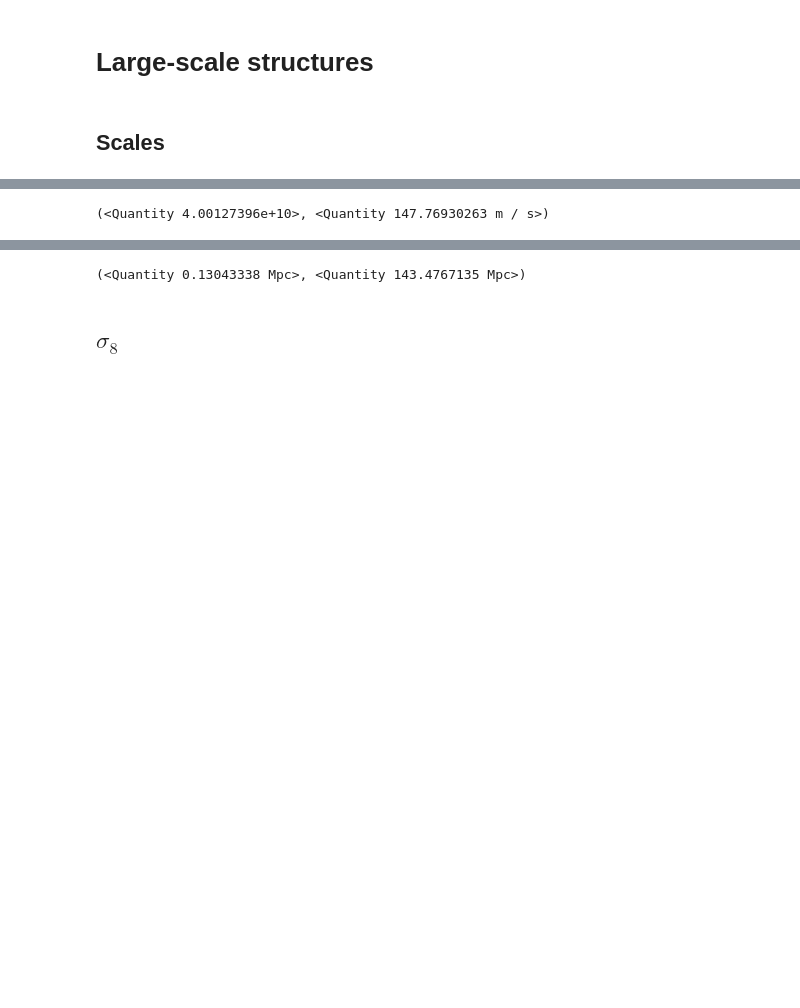
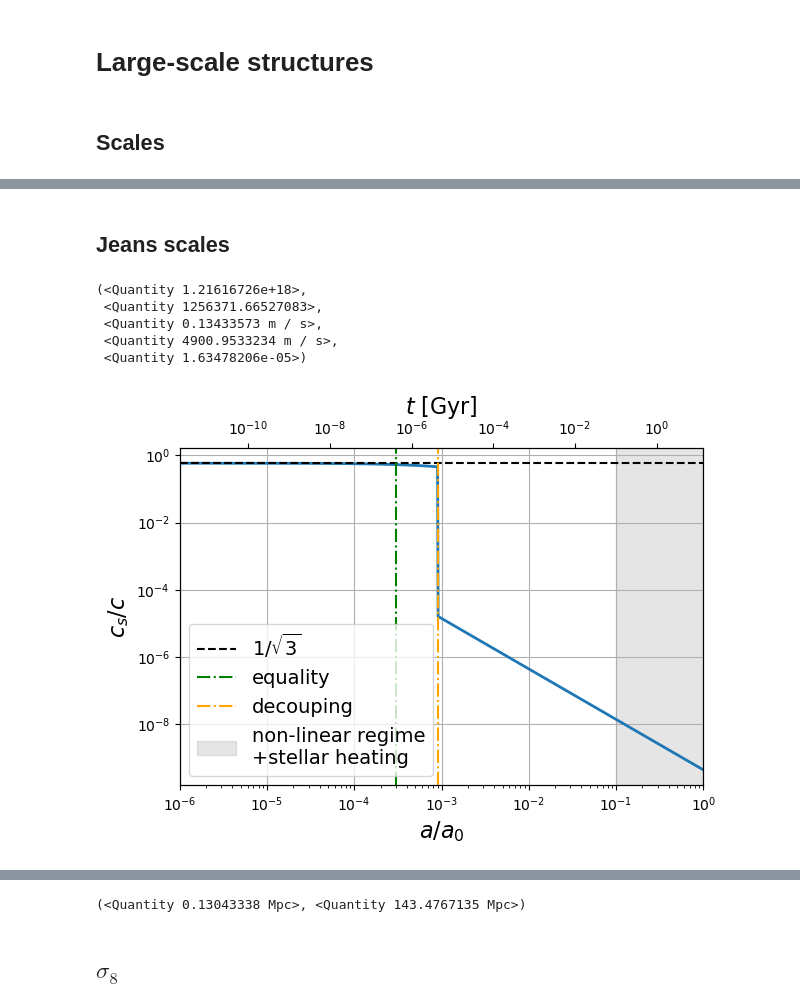
Before and after one commit to jeremyneveu/m2-npac-grac, a Jupyter notebook: notebooks/LSS.ipynb, the cells around one changed output, grey strips where cells are left out. Cells and saved outputs as stored; diff of their text form; code cells hidden in the pictures; blank space fills up the shorter version.

```diff
--- a/notebooks/LSS.ipynb
+++ b/notebooks/LSS.ipynb
@@ -33,7 +35,7 @@ Omegar0 = 5e-5
 Omegab0 = 5e-2
 T0 = 2.73 * u.K
 a0 = 1
-astar = 1./1100
+adec = 1./1100
+aeq = 1./3330
 H0 = 70 * u.km / u.s / u.Mpc
-rhoc0 = 3*H0**2/(8*np.pi*const.G)
-rhoc0 = (3 * Planck18.H0**2 / (8 * np.pi * const.G) / const.m_p).to(1/u.m**3)
+rhoc0 = (3 * Planck18.H0**2 / (8 * np.pi * const.G)).to(u.kg/u.m**3)
@@ -44,12 +67,15 @@ $5.1409193 \; \mathrm{\frac{1}{m^{3}}}$
+# %% [markdown]
+## Jeans scales
 # %%
 def rhotot(a):
-    return rhoc0 * const.m_p *(Omegam0*(a0/a)**3 + Omegar0*(a0/a)**4)
+    return rhoc0 * (Omegam0*(a0/a)**3 + Omegar0*(a0/a)**4)
 
 def cs(a):
-    if a < astar:
+    if a < adec:
         return (const.c / np.sqrt(3) * 1/np.sqrt(1+3*a/4*Omegab0/Planck18.Ogamma0)).to(u.m / u.s)
     else:
-        T = T0 * (a0 / a)**2  # check that baryon temperature decrease in 1/a^2
+        Tdec = T0 * (a0 / a)  # get T_baryons at decoupling
+        T = Tdec * (adec / a)**2  # check that baryon temperature decrease in 1/a^2
         return np.sqrt(5 * const.k_B * T / (3*1.72*const.m_p )).to(u.m / u.s)
 
 def LJ(a):
@@ -58,6 +84,43 @@ def LJ(a):
 def MJ(a):
     return (4/3*np.pi*LJ(a)**3 *rhotot(a) / const.M_sun).to(u.dimensionless_unscaled)
 
-MJ(1e-3), cs(1)
+MJ(1e-4), MJ(adec), cs(1), cs(adec), cs(adec)/const.c
 # %% [output]
-(<Quantity 4.00127396e+10>, <Quantity 147.76930263 m / s>)
+(<Quantity 1.21616726e+18>,
+ <Quantity 1256371.66527083>,
+ <Quantity 0.13433573 m / s>,
+ <Quantity 4900.9533234 m / s>,
+ <Quantity 1.63478206e-05>)
+# %%
+#| label: LSS_cs
+
+aa = np.logspace(-6, -1e-6, 1000)
+zz = 1/aa-1
+
+fig = plt.figure()
+plt.plot(aa, [cs(a)/const.c for a in aa], '-', lw=2)
+#plt.gca().invert_xaxis()
+#plt.axhline(1e12, label="galaxy mass", color="r", linestyle="--")
+plt.axhline(1/np.sqrt(3), label="$1/\sqrt{3}$", color="k", linestyle="--")
+plt.axvline(aeq, label="equality", color="g", linestyle="-.")
+plt.axvline(adec, label="decouping", color="orange", linestyle="-.")
+plt.axvspan(0.1, 1, alpha=0.2, color="gray", label="non-linear regime\n+stellar heating")  #horizontal shading
+plt.xscale("log")
+plt.yscale("log")
+plt.xlabel("$a/a_0$", fontsize=16)
+plt.ylabel("$c_s/c$", fontsize=16)
+plt.xlim(np.min(aa), 1)
+plt.grid()
+plt.legend(fontsize=14)
+
+secax = plt.gca().twiny()
+ttt = Planck18.age(zz)
+secax.plot(ttt, 0.1*np.ones_like(ttt), linestyle="none")
+secax.set_xscale("log")
+secax.set_xlabel('$t$ [Gyr]', fontsize=16)
+secax.set_xlim(np.min(ttt.value), np.max(ttt.value))
+
+fig.tight_layout()
+plt.show()
+# %% [output]
+[figure, added]
```
Also changed, not shown: parts of 14 cells of this notebook, 6 other files.
